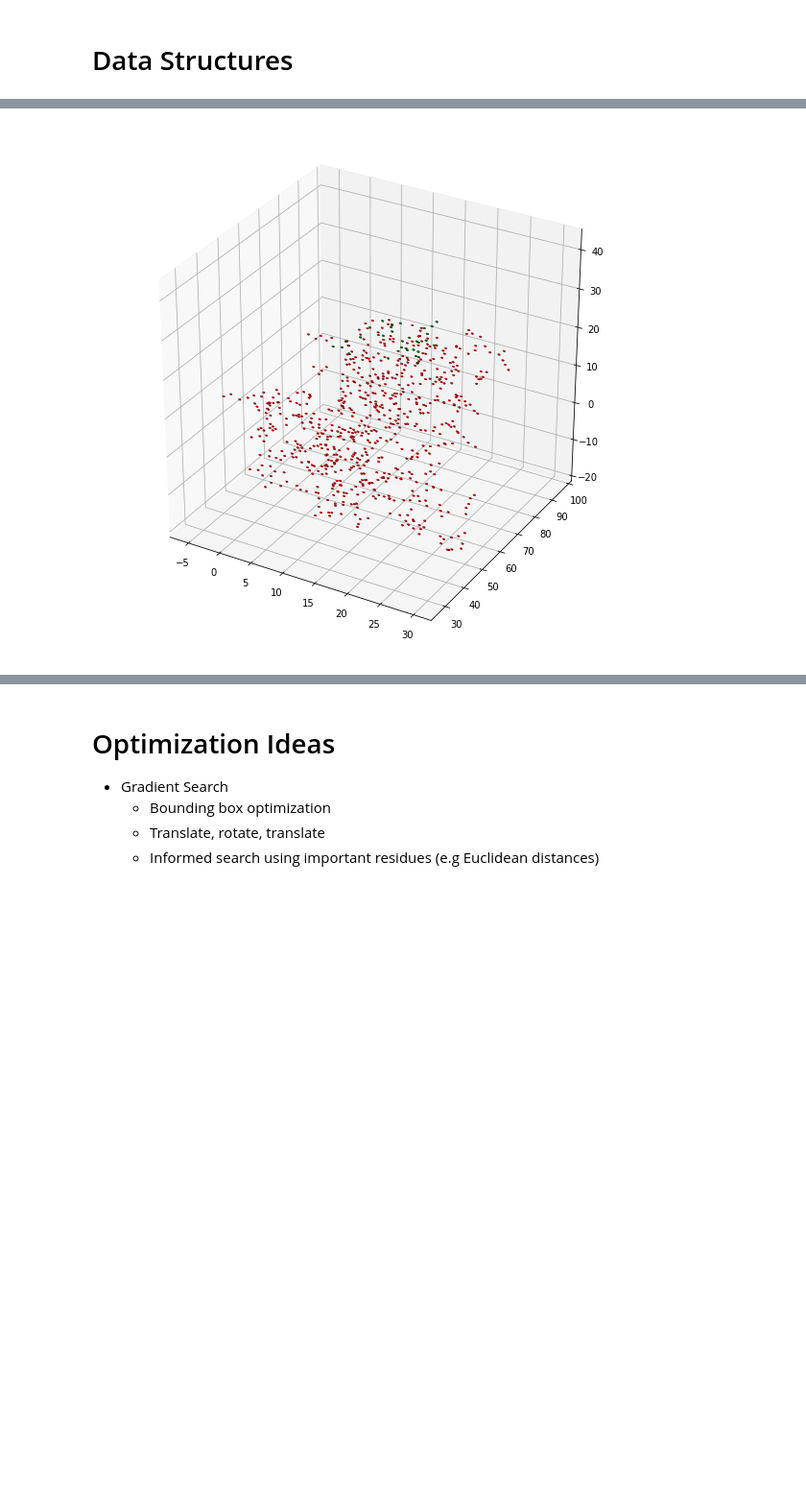
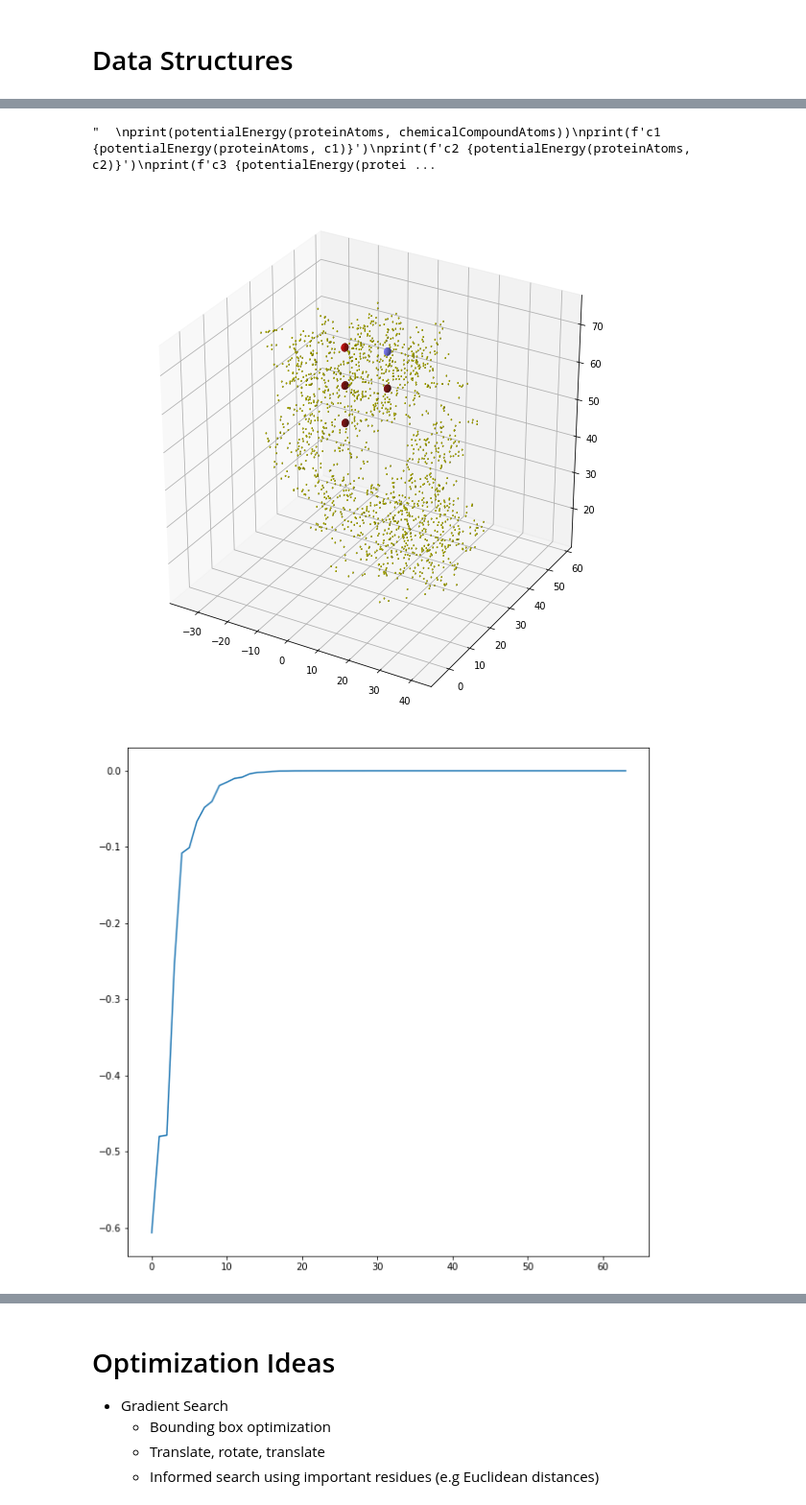
Before and after one commit to savpatpanda/protein, a Jupyter notebook: notebook.ipynb, the cells around one changed output, grey strips where cells are left out. Shown: that part at 96% size. Saved outputs shown, nothing was run; the diff lists cells and outputs as text; code cells hidden in the pictures; blank space fills up the shorter version.

```diff
--- a/notebook.ipynb
+++ b/notebook.ipynb
@@ -187,8 +203,8 @@ def plotAtoms(ax, atoms: list, color: str, radius: float):
 
 translateAtoms = lambda atoms, translate: [a.translate(*translate) for a in atoms]
 # %%
-proteinAtoms, _ = getResidues("./data/1m46.pdb")
-chemicalCompoundAtoms, _ = getResidues('./data/1ikf.pdb', allowHETATM = True)
+proteinAtoms, _ = getResidues("./data/1ikf_P.pdb")
+chemicalCompoundAtoms, _ = getResidues('./data/1ikf_C.pdb', allowHETATM = True)
 # %%
 import math
 wellCoeff = {
@@ -201,13 +217,13 @@ wellCoeff = {
 } #kcal / mol
 
 atomicRadii = {
-    "C" : 70,
-    "N" : 65,
-    "O" : 60,
-    "S" : 100,
-    "H" : 25,
-    "P" : 98
-} #picometers
+    "C" : 0.70,
+    "N" : 0.65,
+    "O" : 0.60,
+    "S" : 1.00,
+    "H" : 0.25,
+    "P" : 0.98
+} #angstroms
 
 def LJ(type1, type2, distance):
   rij_min = (atomicRadii[type1] + atomicRadii[type2])/2
@@ -225,23 +241,68 @@ def electro(atom1, atom2, distance):
 
 def potentialEnergy(proteinSet, compoundSet):
   totalEnergy = 0
-  cutOffDistance = 1e9
+  minimumDistance, cutOffDistance = 0.70 , 30
+  tooCloseCounter = 0
+  tooFarCounter = 0
   for i in proteinSet:
     for j in compoundSet:
       x,y,z = list(zip(i.position, j.position))
       distance = math.sqrt((x[0] - x[1])**2 + (y[0] - y[1])**2 + (z[0]-z[1])**2)
       if distance > cutOffDistance: #optional cutoff for particles too far away
+        tooFarCounter += 1
+        continue
+      if distance <= minimumDistance:
+        tooCloseCounter += 1
         continue
       totalEnergy += (LJ(i.atomType, j.atomType, distance)) # + electro(i, j, distance))
+  # print(f'atoms too close: {tooCloseCounter}')
+  # print(f'atoms too far: {tooFarCounter}')
   return totalEnergy
 
+
+# plotAtoms(ax, [atom.position for atom in chemicalCompoundAtoms], color = "green", radius = 0.2)
+
+
+def heatmap(prot, chem, ax):
+  chemicalCompound = Compound(chem)
+  print(f'mean: {chemicalCompound.mean}')
+  patoms = [p.position for p in prot]
+  _, _, minMax = boundingBox(patoms)
+  x, y, z = (minMax)
+
+  points = []
+  intensities = []
+  for i in range(-10, 51, 20):
+    for j in range(-10, 51, 20):
+      for k in range(-20, 11, 10):
+        energy = potentialEnergy(prot, translateAtoms(chem, (i, j, k)))
+        intensities.append(energy)
+        points.append(np.array(chemicalCompound.mean) + np.array([i,j,k]))
+
+  top = sorted(list(zip(points, intensities)), key = lambda x: x[1])
+  top = top[:5]
+  points, intz = zip(*top)
+  print(points)
+  print(intz)
+  plotAtoms(ax, points, radius = 1, color = "grey", intensities = intz)
+  intensities.sort()
+  fig = plt.figure()
+  fig.set_size_inches(10, 10)
+  ax = fig.add_subplot(111)
+  ax.plot(intensities)
+
+  return points, intensities
 fig = plt.figure()
 fig.set_size_inches(10, 10)
 ax = fig.add_subplot(111, projection='3d')
-chemicalCompoundAtoms = translateAtoms(chemicalCompoundAtoms, (40, 0, -30))
+plotAtoms(ax, [atom.position for atom in proteinAtoms], color = "yellow", radius = 0.2)
+points, intensities = heatmap(proteinAtoms, chemicalCompoundAtoms, ax)
 
-plotAtoms(ax, [atom.position for atom in chemicalCompoundAtoms], color = "green", radius = 0.2)
-plotAtoms(ax, [atom.position for atom in proteinAtoms], color = "red", radius = 0.2)
 
+'''
 print(potentialEnergy(proteinAtoms, chemicalCompoundAtoms))
+print(f'c1 {potentialEnergy(proteinAtoms, c1)}')
+print(f'c2 {potentialEnergy(proteinAtoms, c2)}')
+print(f'c3 {potentialEnergy(proteinAtoms, c3)}')
+'''
 # %% [output]
@@ -249 +312,3 @@ print(potentialEnergy(proteinAtoms, chemicalCompoundAtoms))
+"  \nprint(potentialEnergy(proteinAtoms, chemicalCompoundAtoms))\nprint(f'c1 {potentialEnergy(proteinAtoms, c1)}')\nprint(f'c2 {potentialEnergy(proteinAtoms, c2)}')\nprint(f'c3 {potentialEnergy(protei ...
-[figure, old version]
+[figure, new version]
+[figure, added]
```
Also changed, not shown: parts of 6 cells of this notebook.
